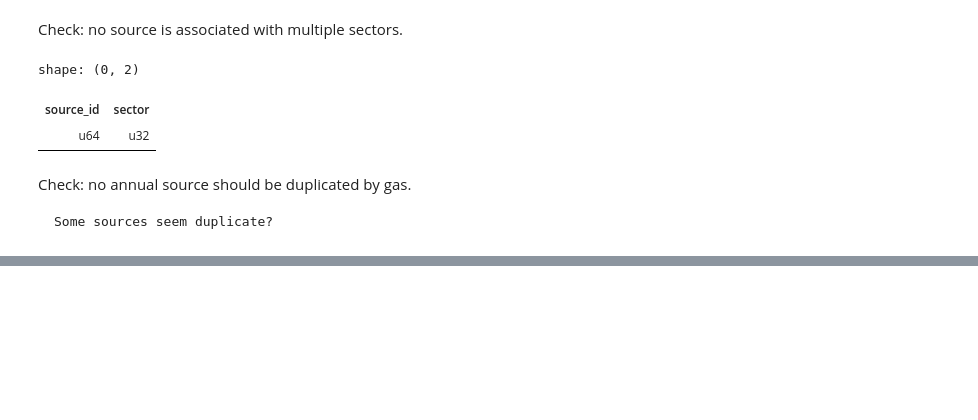
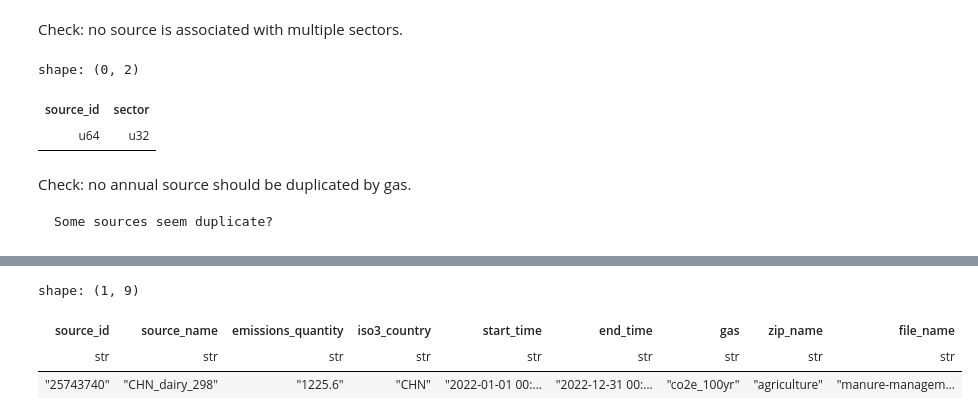
Before and after one commit to tjhunter/climate-trace-handbook, a Jupyter notebook: ct_book/_build/jupyter_execute/ingestion.ipynb, the cells around one changed output, grey strips where cells are left out. Drawn from its saved outputs; the diff is of its cells as text; code cells hidden in the pictures; blank space fills up the shorter version.

```diff
--- a/ct_book/_build/jupyter_execute/ingestion.ipynb
+++ b/ct_book/_build/jupyter_execute/ingestion.ipynb
@@ -245,0 +278,16 @@ shape: (110, 3)
+# %%
+sdf = ct.data._load_csv(
+    lambda _, sname: sname.startswith("manure") and sname.endswith("sources.csv"),
+    [SOURCE_ID, SOURCE_NAME, EMISSIONS_QUANTITY, ISO3_COUNTRY, START_TIME, END_TIME, GAS])
+# %%
+# 25743740
+(sdf
+ .filter(c_source_id == "25743740")
+ .filter(c_start_time.str.starts_with("2022"))
+ .filter(c_gas == CO2E_100YR)
+)
+# %% [output]
+shape: (1, 9)
+| source_id | source_name | emissions_quantity | iso3_country | start_time | end_time | gas | zip_name | file_name |
+| str | str | str | str | str | str | str | str | str |
+| "25743740" | "CHN_dairy_298" | "1225.6" | "CHN" | "2022-01-01 00:… | "2022-12-31 00:… | "co2e_100yr" | "agriculture" | "manure-managem… |
```
Also changed, not shown: parts of 18 cells of this notebook, 16 other files.
